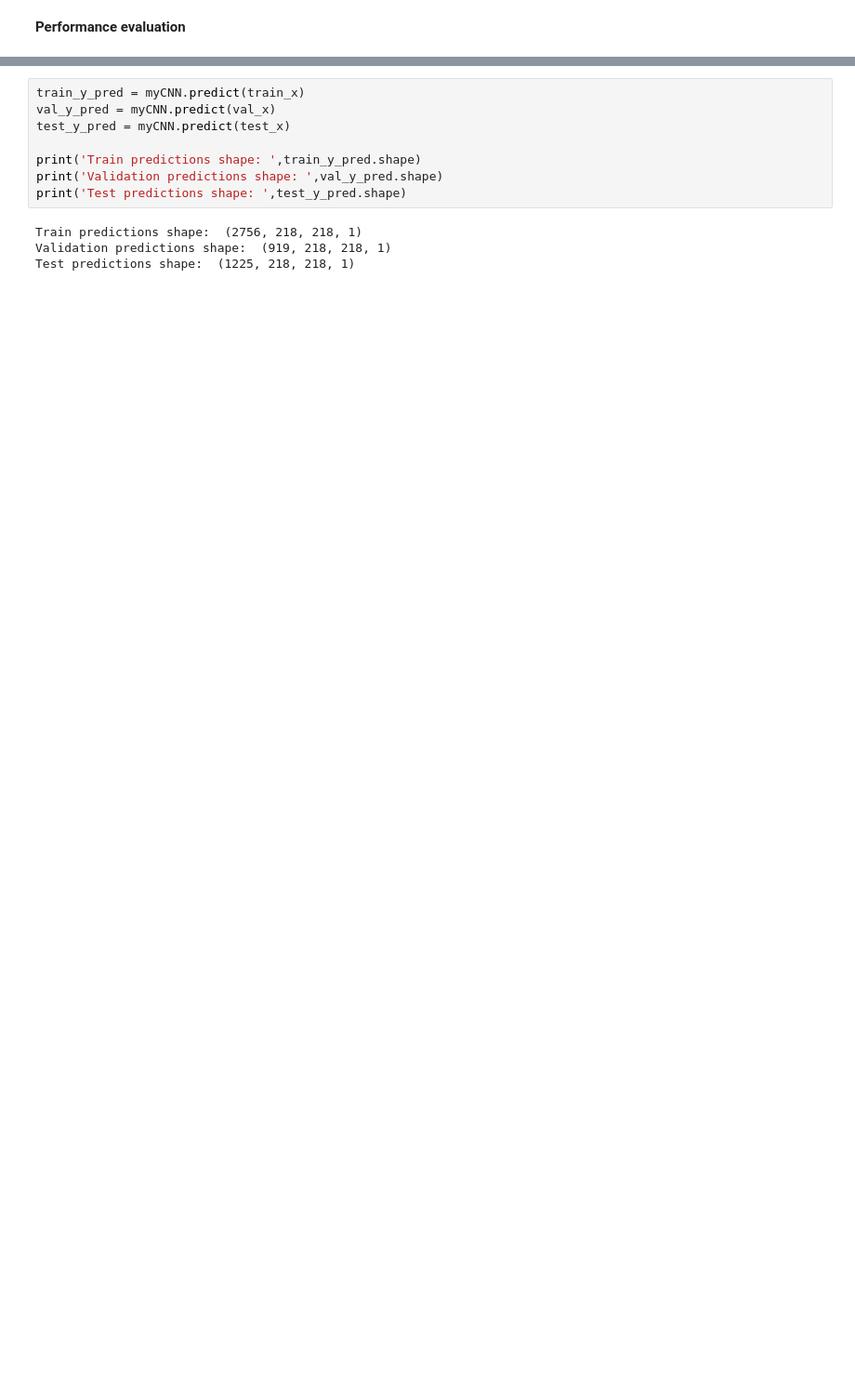
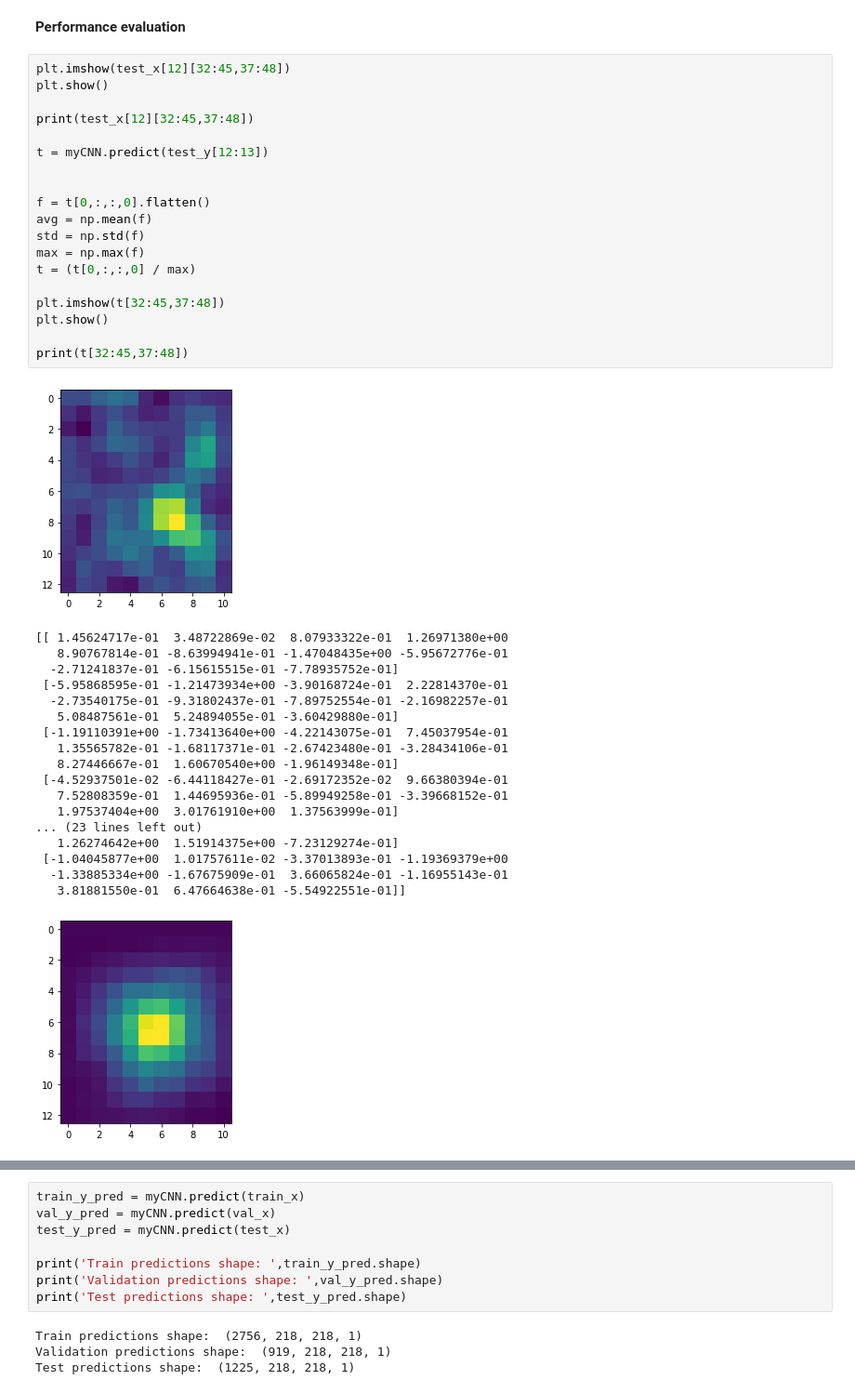
Before and after one commit to CarloLonghi/SKAChallenge, a Jupyter notebook: SKAChallenge.ipynb, the cells around one changed output, grey strips where cells are left out. Shown at 93% size. Cells and saved outputs as stored; diff of their text form; blank space fills up the shorter version.

```diff
--- a/SKAChallenge.ipynb
+++ b/SKAChallenge.ipynb
@@ -220,2 +193,41 @@ plot_history(base_history,['accuracy','val_accuracy'])
 # %% [markdown]
 **Performance evaluation**
+# %%
+plt.imshow(test_x[12][32:45,37:48])
+plt.show()
+
+print(test_x[12][32:45,37:48])
+
+t = myCNN.predict(test_y[12:13])
+
+
+f = t[0,:,:,0].flatten()
+avg = np.mean(f)
+std = np.std(f)
+max = np.max(f)
+t = (t[0,:,:,0] / max)
+
+plt.imshow(t[32:45,37:48])
+plt.show()
+
+print(t[32:45,37:48])
+# %% [output]
+[figure, added]
+[[ 1.45624717e-01  3.48722869e-02  8.07933322e-01  1.26971380e+00
+   8.90767814e-01 -8.63994941e-01 -1.47048435e+00 -5.95672776e-01
+  -2.71241837e-01 -6.15615515e-01 -7.78935752e-01]
+ [-5.95868595e-01 -1.21473934e+00 -3.90168724e-01  2.22814370e-01
+  -2.73540175e-01 -9.31802437e-01 -7.89752554e-01 -2.16982257e-01
+   5.08487561e-01  5.24894055e-01 -3.60429880e-01]
+ [-1.19110391e+00 -1.73413640e+00 -4.22143075e-01  7.45037954e-01
+   1.35565782e-01 -1.68117371e-01 -2.67423480e-01 -3.28434106e-01
+   8.27446667e-01  1.60670540e+00 -1.96149348e-01]
+ [-4.52937501e-02 -6.44118427e-01 -2.69172352e-02  9.66380394e-01
+   7.52808359e-01  1.44695936e-01 -5.89949258e-01 -3.39668152e-01
+   1.97537404e+00  3.01761910e+00  1.37563999e-01]
+... (23 lines left out)
+   1.26274642e+00  1.51914375e+00 -7.23129274e-01]
+ [-1.04045877e+00  1.01757611e-02 -3.37013893e-01 -1.19369379e+00
+  -1.33885334e+00 -1.67675909e-01  3.66065824e-01 -1.16955143e-01
+   3.81881550e-01  6.47664638e-01 -5.54922551e-01]]
+[figure, added]
```
Also changed, not shown: parts of 11 cells of this notebook, 2 other files.
